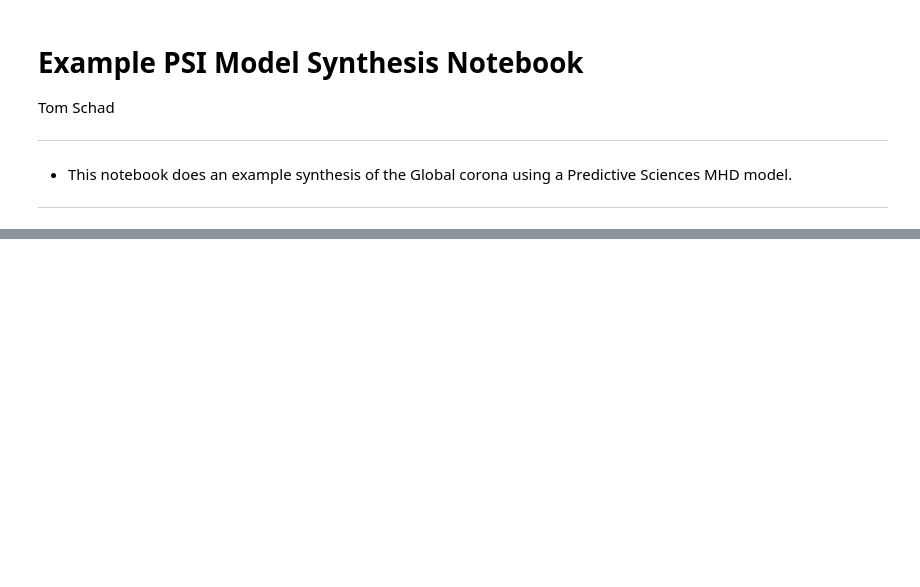
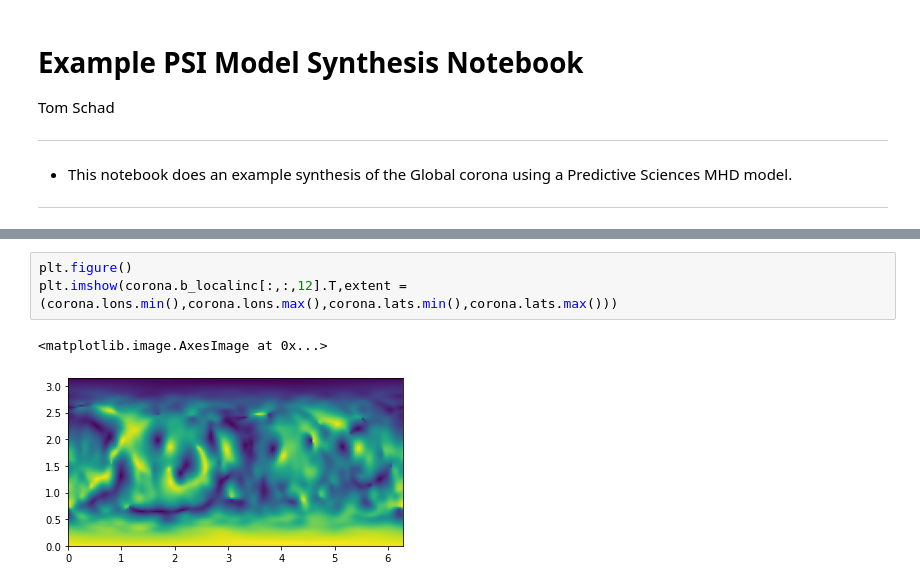
Before and after one commit to tschad/pycelp, a Jupyter notebook: examples/Example_PSI_model_synthesis.ipynb, the cells around one changed output, grey strips where cells are left out. Drawn from its saved outputs; the diff is of its cells as text; blank space fills up the shorter version.

```diff
--- a/examples/Example_PSI_model_synthesis.ipynb
+++ b/examples/Example_PSI_model_synthesis.ipynb
@@ -39,0 +31,6 @@ plt.imshow(corona.bx[:,:,12])
+# %%
+plt.figure()
+plt.imshow(corona.b_localinc[:,:,12].T,extent = (corona.lons.min(),corona.lons.max(),corona.lats.min(),corona.lats.max()))
+# %% [output]
+<matplotlib.image.AxesImage at 0x...>
+[figure, added]
```
Also changed, not shown: parts of 4 cells of this notebook, 2 other files.
